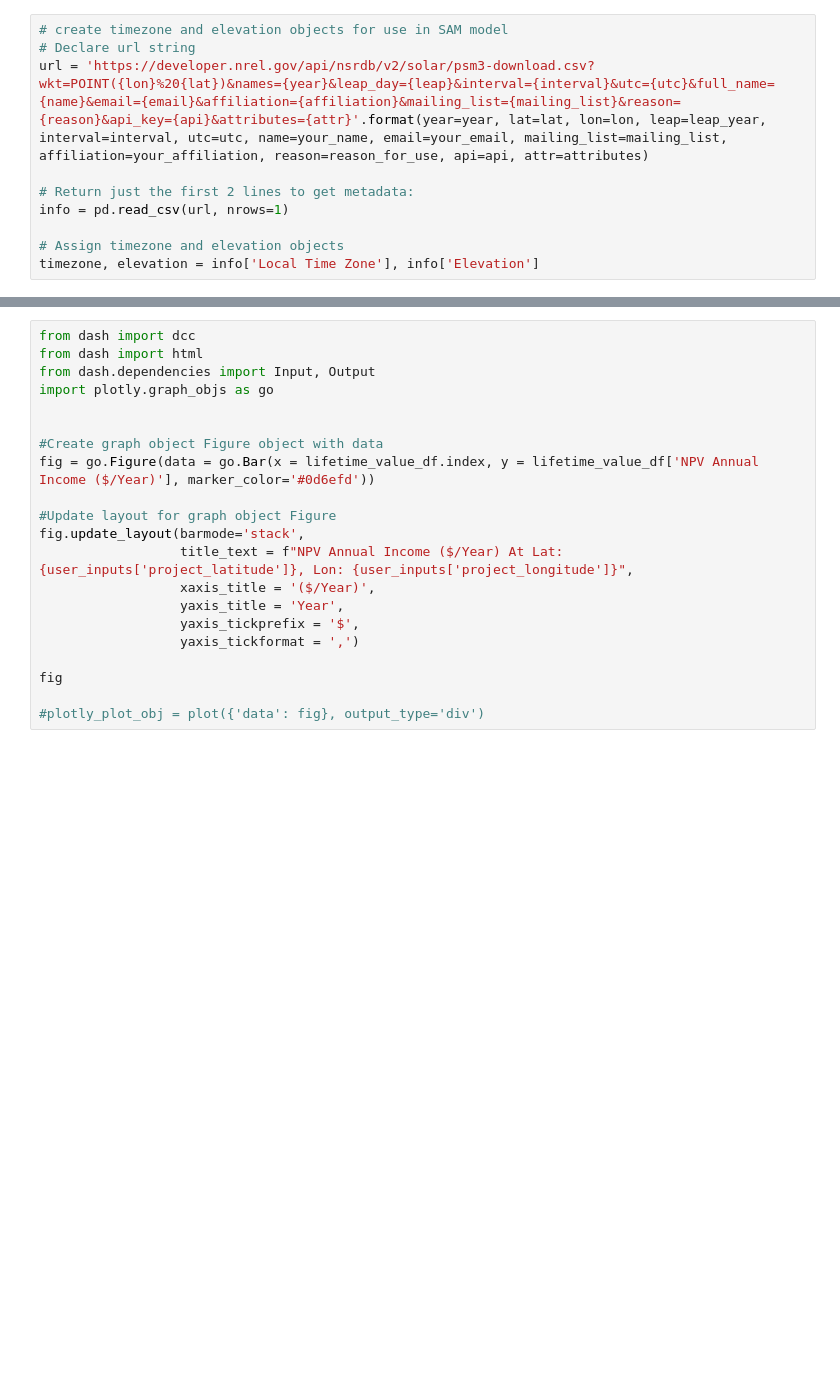
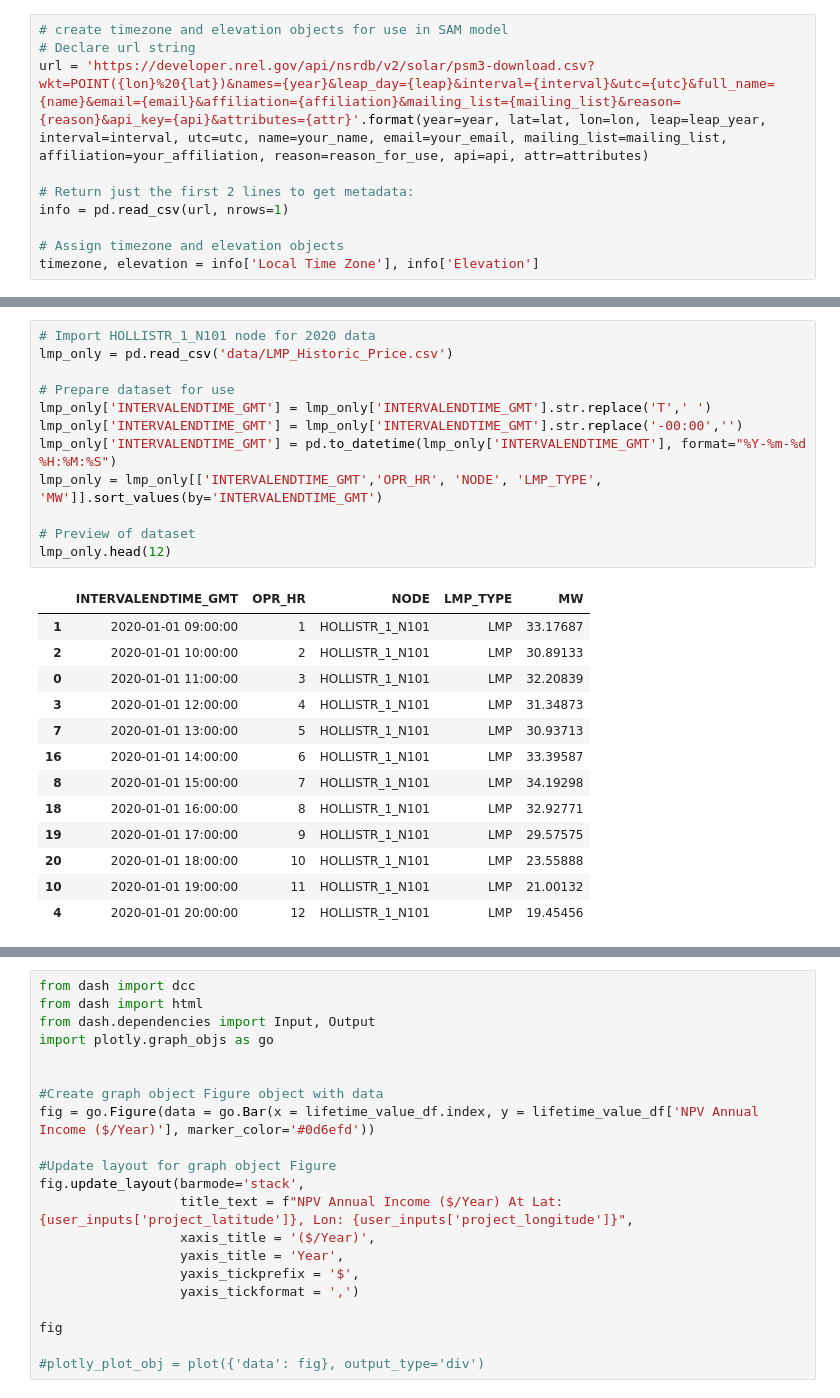
Before and after one commit to Tbwheeler94/energy-explorer-data-pipeline, a Jupyter notebook: content/data-pipeline.ipynb, the cells around one changed output, grey strips where cells are left out. Cells and saved outputs as stored; diff of their text form; blank space fills up the shorter version.

```diff
--- a/content/data-pipeline.ipynb
+++ b/content/data-pipeline.ipynb
@@ -749,0 +445,26 @@ lifetime_value_df
+# %%
+# Import HOLLISTR_1_N101 node for 2020 data
+lmp_only = pd.read_csv('data/LMP_Historic_Price.csv')
+
+# Prepare dataset for use
+lmp_only['INTERVALENDTIME_GMT'] = lmp_only['INTERVALENDTIME_GMT'].str.replace('T',' ')
+lmp_only['INTERVALENDTIME_GMT'] = lmp_only['INTERVALENDTIME_GMT'].str.replace('-00:00','')
+lmp_only['INTERVALENDTIME_GMT'] = pd.to_datetime(lmp_only['INTERVALENDTIME_GMT'], format="%Y-%m-%d %H:%M:%S")
+lmp_only = lmp_only[['INTERVALENDTIME_GMT','OPR_HR', 'NODE', 'LMP_TYPE', 'MW']].sort_values(by='INTERVALENDTIME_GMT')
+
+# Preview of dataset
+lmp_only.head(12)
+# %% [output]
+|  | INTERVALENDTIME_GMT | OPR_HR | NODE | LMP_TYPE | MW |
+| 1 | 2020-01-01 09:00:00 | 1 | HOLLISTR_1_N101 | LMP | 33.17687 |
+| 2 | 2020-01-01 10:00:00 | 2 | HOLLISTR_1_N101 | LMP | 30.89133 |
+| 0 | 2020-01-01 11:00:00 | 3 | HOLLISTR_1_N101 | LMP | 32.20839 |
+| 3 | 2020-01-01 12:00:00 | 4 | HOLLISTR_1_N101 | LMP | 31.34873 |
+| 7 | 2020-01-01 13:00:00 | 5 | HOLLISTR_1_N101 | LMP | 30.93713 |
+| 16 | 2020-01-01 14:00:00 | 6 | HOLLISTR_1_N101 | LMP | 33.39587 |
+| 8 | 2020-01-01 15:00:00 | 7 | HOLLISTR_1_N101 | LMP | 34.19298 |
+| 18 | 2020-01-01 16:00:00 | 8 | HOLLISTR_1_N101 | LMP | 32.92771 |
+| 19 | 2020-01-01 17:00:00 | 9 | HOLLISTR_1_N101 | LMP | 29.57575 |
+| 20 | 2020-01-01 18:00:00 | 10 | HOLLISTR_1_N101 | LMP | 23.55888 |
+| 10 | 2020-01-01 19:00:00 | 11 | HOLLISTR_1_N101 | LMP | 21.00132 |
+| 4 | 2020-01-01 20:00:00 | 12 | HOLLISTR_1_N101 | LMP | 19.45456 |
```
Also changed, not shown: parts of 63 cells of this notebook.
